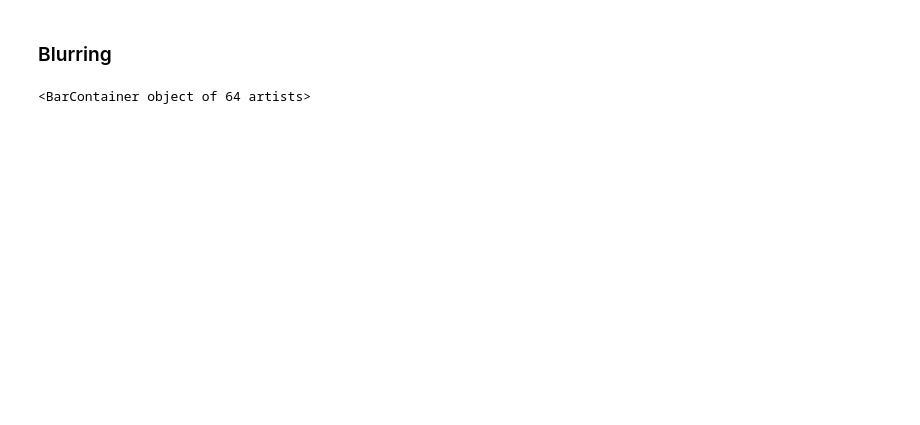
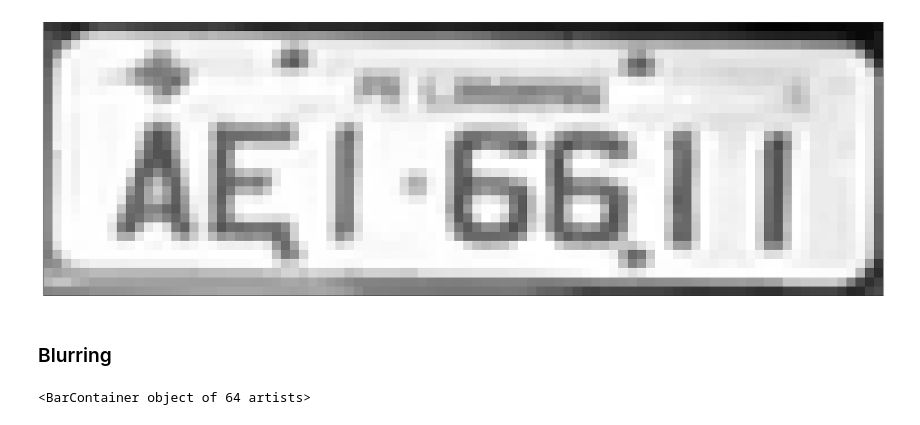
Before and after one commit to juliobguedes/ALPR-IA, a Jupyter notebook: code/Teste de Caracteres.ipynb, the cells around one changed output. Saved outputs shown, nothing was run; the diff lists cells and outputs as text; code cells hidden in the pictures; blank space fills up the shorter version.

```diff
--- a/code/Teste de Caracteres.ipynb
+++ b/code/Teste de Caracteres.ipynb
@@ -42,3 +60,10 @@ plot(imagem)
+# %%
+imagem = grayscale[70].copy()
+hsv = cv2.cvtColor(imagem, cv2.COLOR_GRAY2BGR)
+hsv = cv2.cvtColor(hsv, cv2.COLOR_BGR2HSV)
+plot(imagem)
+# %% [output]
+[figure, added]
 # %% [markdown]
 ### Blurring
 # %%
```
Also changed, not shown: parts of 20 cells of this notebook, 4 other files.
